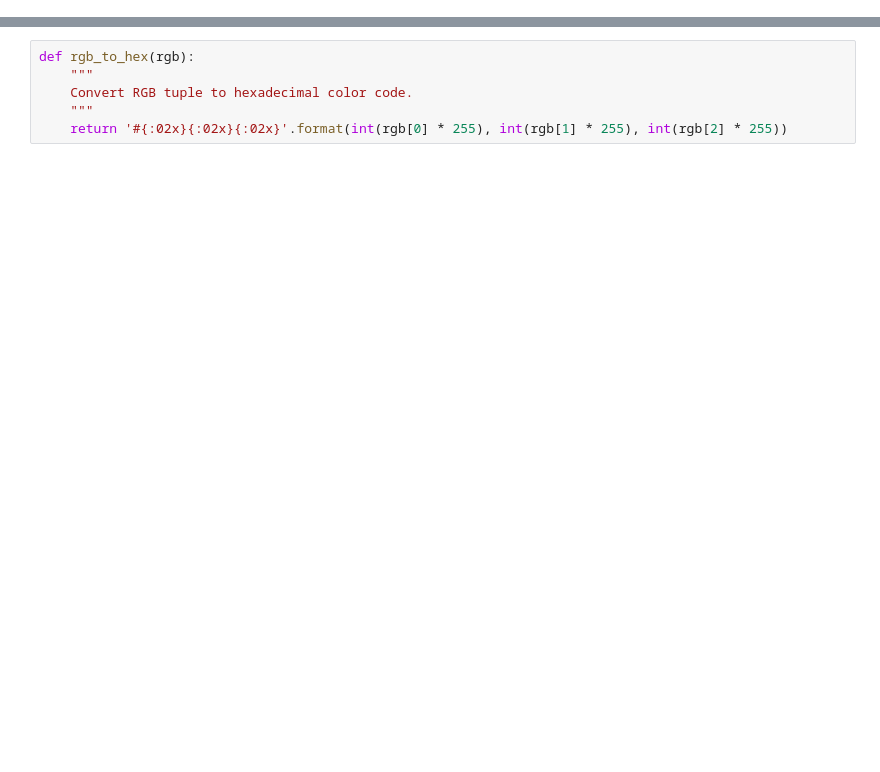
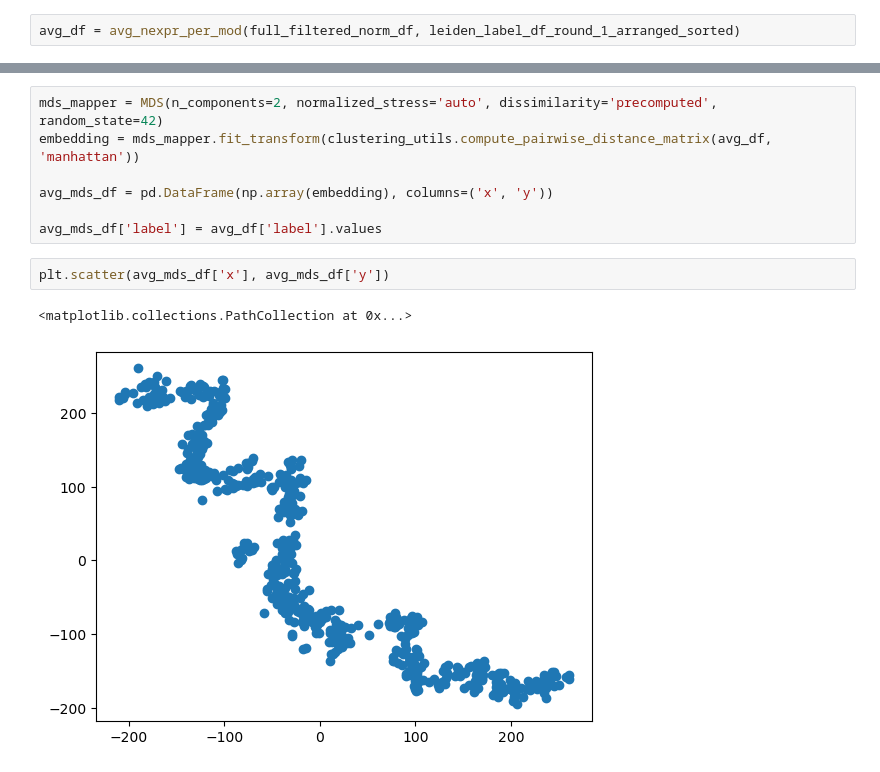
Before and after one commit to ltsypin/TGNE-2022, a Jupyter notebook: TGNE/embedding/embedding_playground.ipynb, the cells around one changed output, grey strips where cells are left out. Saved outputs shown, nothing was run; the diff lists cells and outputs as text; blank space fills up the shorter version.

```diff
--- a/TGNE/embedding/embedding_playground.ipynb
+++ b/TGNE/embedding/embedding_playground.ipynb
@@ -115,3 +176,5 @@ avg_df
+# %%
+avg_df = avg_nexpr_per_mod(full_filtered_norm_df, leiden_label_df_round_1_arranged_sorted)
 # %%
 data = full_filtered_norm_df[list(full_filtered_norm_df.columns)[1:]].values
 
@@ -151,6 +218,12 @@ plt.scatter(umap_df['x'], umap_df['y'])
-# %%
-def rgb_to_hex(rgb):
-    """
-    Convert RGB tuple to hexadecimal color code.
-    """
-    return '#{:02x}{:02x}{:02x}'.format(int(rgb[0] * 255), int(rgb[1] * 255), int(rgb[2] * 255))
+# %%
+mds_mapper = MDS(n_components=2, normalized_stress='auto', dissimilarity='precomputed', random_state=42)
+embedding = mds_mapper.fit_transform(clustering_utils.compute_pairwise_distance_matrix(avg_df, 'manhattan'))
+
+avg_mds_df = pd.DataFrame(np.array(embedding), columns=('x', 'y'))
+
+avg_mds_df['label'] = avg_df['label'].values
+# %%
+plt.scatter(avg_mds_df['x'], avg_mds_df['y'])
+# %% [output]
+<matplotlib.collections.PathCollection at 0x...>
+[figure, added]
```
Also changed, not shown: parts of 28 cells of this notebook, 7 other files.
